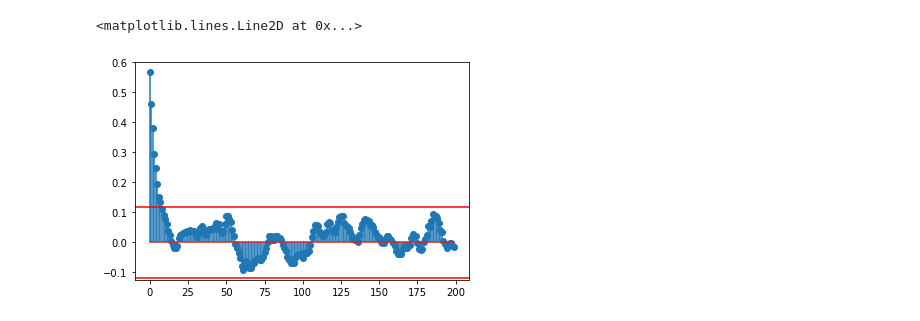
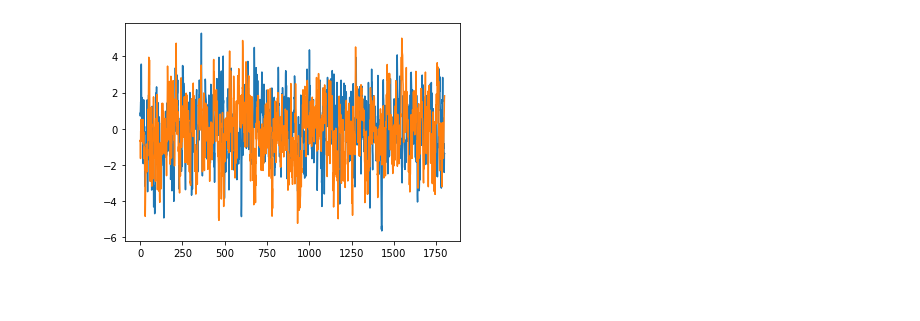
Before and after one commit to ocmob/sig_hsic_independence_test, a Jupyter notebook: notebooks/corr_vs_hisc_comparison.ipynb, the cells around one changed output. Drawn from its saved outputs; the diff is of its cells as text; code cells hidden in the pictures; blank space fills up the shorter version.

```diff
--- a/notebooks/corr_vs_hisc_comparison.ipynb
+++ b/notebooks/corr_vs_hisc_comparison.ipynb
@@ -107,8 +33,0 @@ tensor(0.7219)
-# %%
-fig, ax = plt.subplots()
-ax.stem(c_est[0, :])
-ax.axhline(asymptotic_std.mean()*2, color = 'red')
-ax.axhline(-asymptotic_std.mean()*2, color = 'red')
-# %% [output]
-<matplotlib.lines.Line2D at 0x...>
-[figure, removed]
@@ -114,0 +36,7 @@ ax.axhline(-asymptotic_std.mean()*2, color = 'red')
+# %%
+N_TIMESTEPS = 1800
+SIG_KERNEL_SAMPLES_NO = 120
+M_RUNS = 100
+COVS = [0, 0.05, 0.1, 0.2, 0.3, 0.4]
+PROC_DIV = 8
+RBF_SIGMA = 2
@@ -114,0 +45,7 @@ ax.axhline(-asymptotic_std.mean()*2, color = 'red')
+# %%
+processes = gen_processes.gen_ar_iid_samples_burn_in(N_TIMESTEPS+1, M_RUNS)
+# %%
+plt.plot(processes[0, :, 0])
+plt.plot(processes[0, :, 1]);
+# %% [output]
+[figure, added]
```
Also changed, not shown: parts of 40 cells of this notebook, 25 other files.
